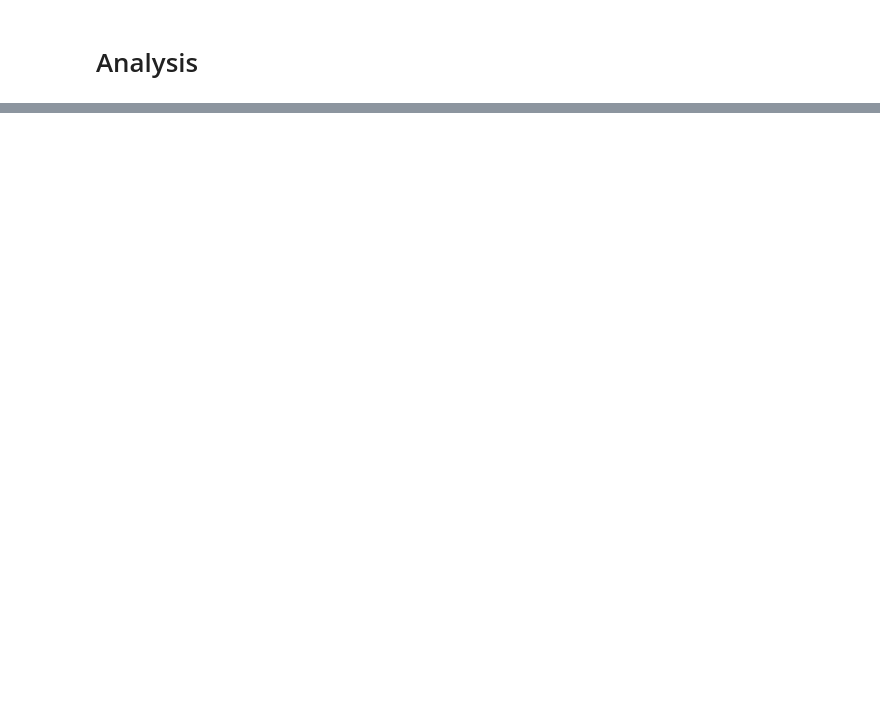
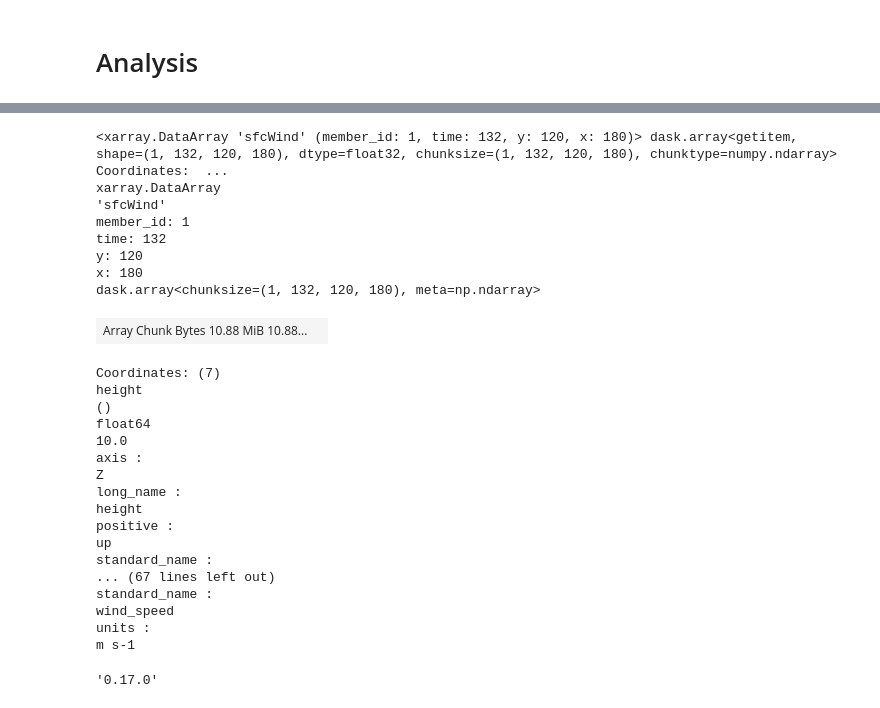
Before and after one commit to sdat2/seager19, a Jupyter notebook: pangeo.ipynb, the cells around one changed output, grey strips where cells are left out. Cells and saved outputs as stored; diff of their text form; code cells hidden in the pictures; blank space fills up the shorter version.

```diff
--- a/pangeo.ipynb
+++ b/pangeo.ipynb
@@ -41,0 +105,34 @@ TypeError: _maybe_cast_slice_bound() missing 1 required positional argument: 'ki
+# %%
+dset["CMIP.INM.INM-CM4-8.historical.Amon.gr1"]["sfcWind"].sel(time=slice("1950", "1960")) #.drop("time_bounds") # .convert_calendar()
+# %% [output]
+<xarray.DataArray 'sfcWind' (member_id: 1, time: 132, y: 120, x: 180)> dask.array<getitem, shape=(1, 132, 120, 180), dtype=float32, chunksize=(1, 132, 120, 180), chunktype=numpy.ndarray> Coordinates:  ...
+xarray.DataArray
+'sfcWind'
+member_id: 1
+time: 132
+y: 120
+x: 180
+dask.array<chunksize=(1, 132, 120, 180), meta=np.ndarray>
+| Array Chunk Bytes 10.88 MiB 10.88... |  |
+Coordinates: (7)
+height
+()
+float64
+10.0
+axis :
+Z
+long_name :
+height
+positive :
+up
+standard_name :
+... (67 lines left out)
+standard_name :
+wind_speed
+units :
+m s-1
+# %%
+import xarray
+xarray.__version__
+# %% [output]
+'0.17.0'
```
Also changed, not shown: parts of 16 cells of this notebook, 3 other files.
